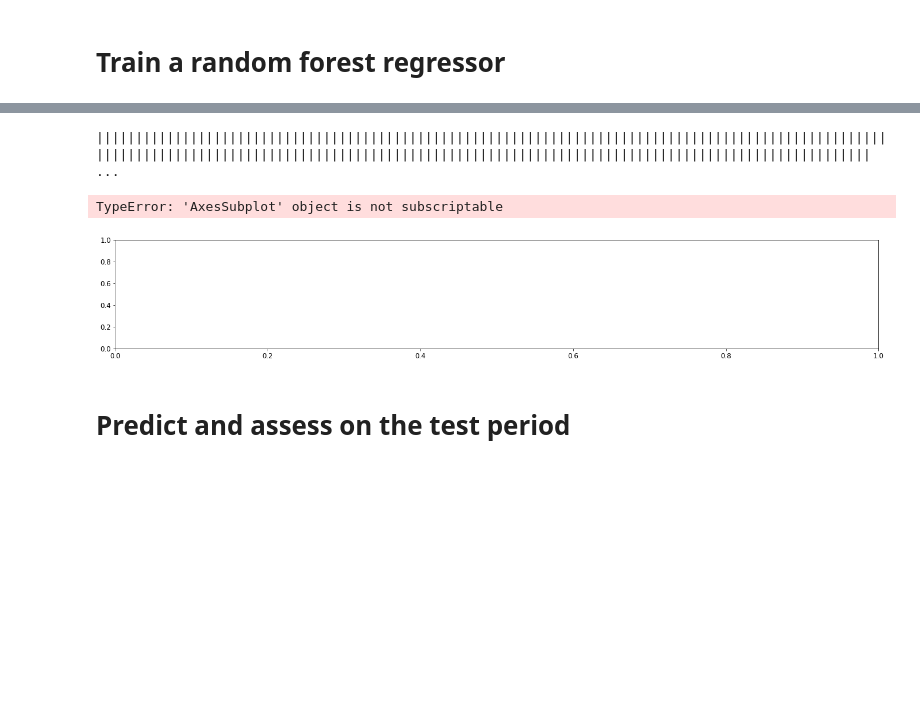
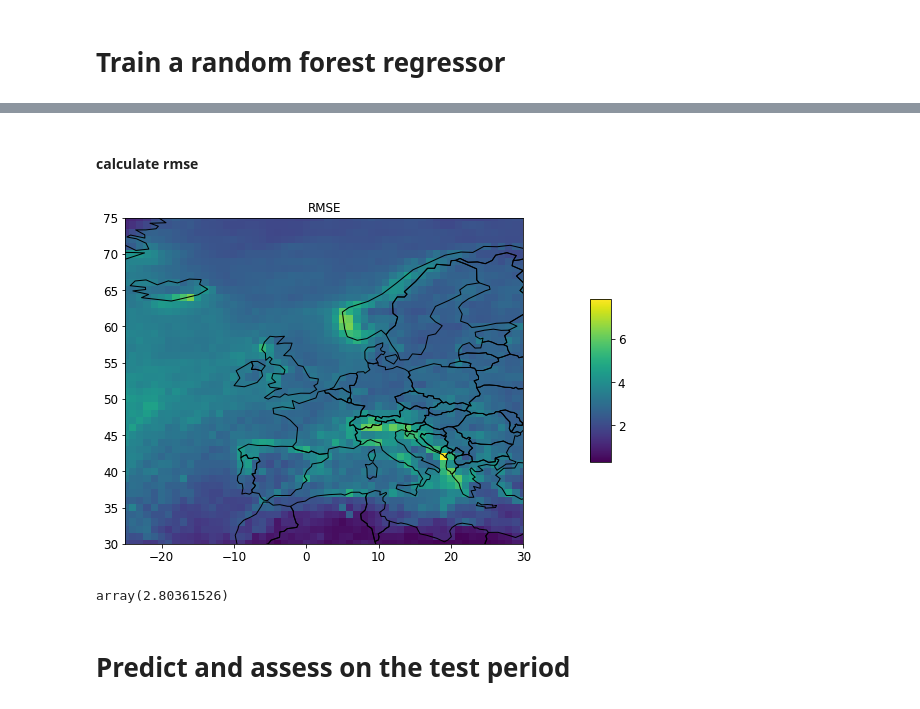
Before and after one commit to ML-precip/precip-predict, a Jupyter notebook: Random_forest.ipynb, the cells around one changed output, grey strips where cells are left out. Saved outputs shown, nothing was run; the diff lists cells and outputs as text; code cells hidden in the pictures; blank space fills up the shorter version.

```diff
--- a/Random_forest.ipynb
+++ b/Random_forest.ipynb
@@ -450,0 +480,10 @@ preds_reg = xr.apply_ufunc(
+# %%
+# calculate predictions
+y_train_preds_reg = xr.apply_ufunc(
+    apply_rf_regress_model,
+    rfs, dg_train.X,
+    vectorize=True,
+    input_core_dims=[[],['time', 'level']],
+    output_core_dims=[[]],
+    output_dtypes=[object] # change the output type
+).compute()
@@ -451,21 +499,26 @@ preds_reg = xr.apply_ufunc(
+# %% [markdown]
+#### calculate rmse
 # %%
 #evaluate--check --not working
-mse = xr.apply_ufunc(
+rmse = xr.apply_ufunc(
     eval_rf_mse,
     rfs, dg_test.X,dg_test.y,
     vectorize=True,
     input_core_dims=[[],['time', 'level'],['time']],
-    output_core_dims=[[]],
-    output_dtypes=[object] # change the output type
+    #output_core_dims=[[]],
+   # output_dtypes=[object] # change the output type
 ).compute()
-# %% [output]
-|||||||||||||||||||||||||||||||||||||||||||||||||||||||||||||||||||||||||||||||||||||||||||||||||||||||||||||||||||||||||||||||||||||||||||||||||||||||||||||||||||||||||||||||||||||||||||||||||||||||| ...
-# %%
-fig, axes = plt.subplots(figsize=(12, 3.5), ncols=1, nrows=1)
-plot_map(axes[0], lons_y, lats_y, mse, title="MSE", vmin=0, vmax=1)
-# %% [output]
-TypeError: 'AxesSubplot' object is not subscriptable
-[figure, removed]
+# %%
+fig, axes = plt.subplots(figsize=(12, 6), ncols=1, nrows=1)
+plot_map(axes, lons_y, lats_y, rmse, title="RMSE")
+# %% [output]
+[figure, added]
+# %%
+# Spatial average of MSE
+# Metrics-Spatially averages
+rmse.mean().values
+# %% [output]
+array(2.80361526)
 # %% [markdown]
 # Predict and assess on the test period
 # %%
```
Also changed, not shown: parts of 42 cells of this notebook, 2 other files.
